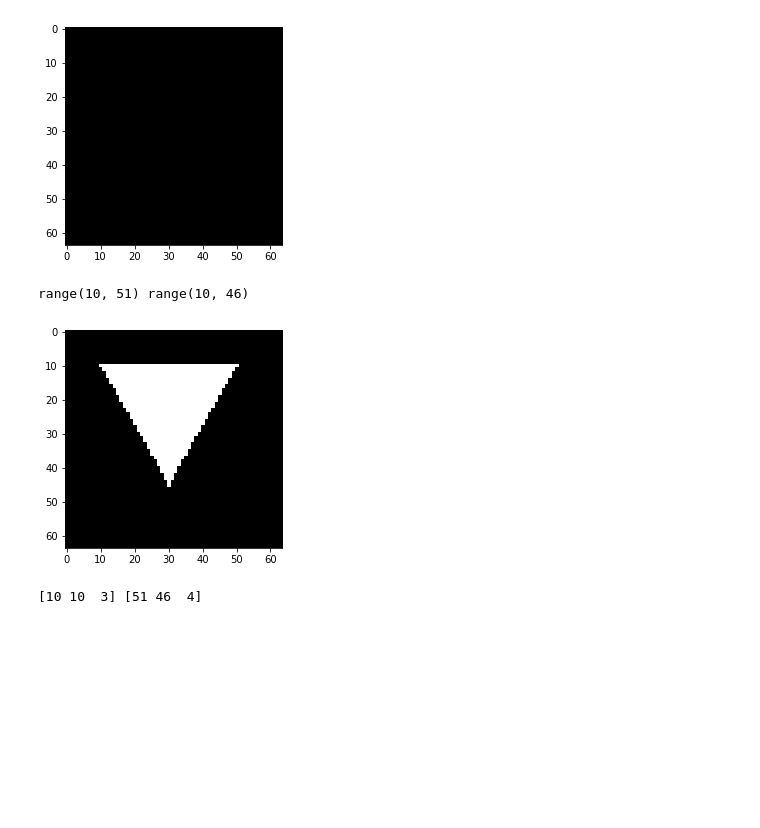
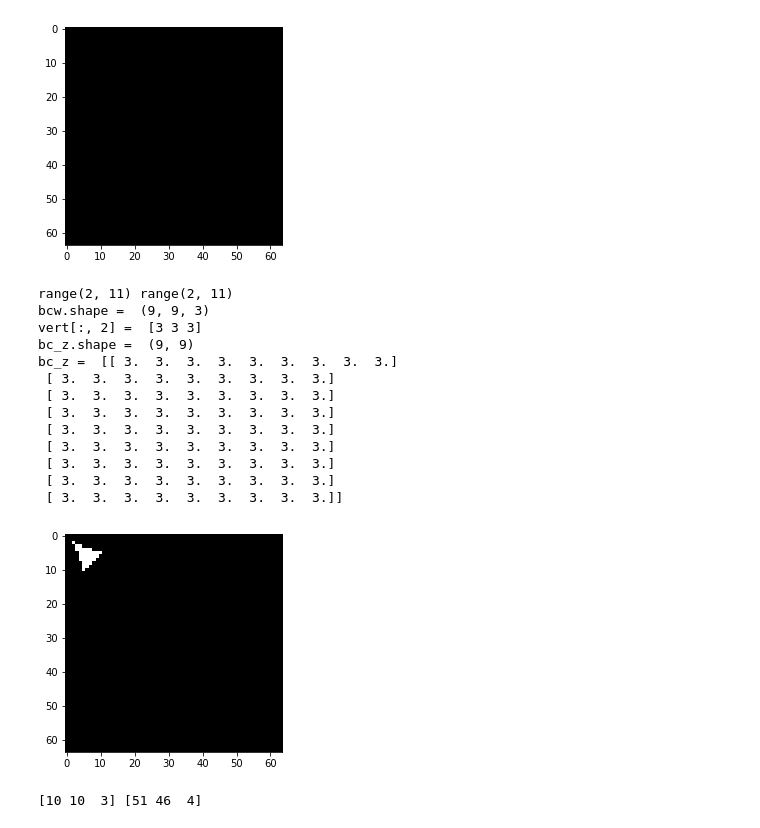
Before and after one commit to NitishPuri/minigl, a Jupyter notebook: tensors.ipynb, the cells around one changed output. Drawn from its saved outputs; the diff is of its cells as text; code cells hidden in the pictures; blank space fills up the shorter version.

```diff
--- a/tensors.ipynb
+++ b/tensors.ipynb
@@ -549,11 +553,9 @@ def triangle_2(vert, image, color):
     T = (vert[:-1, :2] - vert[-1, :2]).T
     T_inv = np.linalg.inv(T)
 
-    # image[int(bbmin[0]):int(bbmax[0]+0.5) + 1, int(bbmin[1]): int(bbmax[1]+0.5) + 1] = \
-    #     color
     bbmin = np.array(bbmin, dtype=np.uint64)
     bbmax = np.array(bbmax + 0.5, dtype=np.uint64) + 1
-#     print(bbmin, bbmax)
+
     x1 = range(bbmin[0], bbmax[0])
     y1 = range(bbmin[1], bbmax[1])
     print(x1, y1)
@@ -567,22 +569,24 @@ def triangle_2(vert, image, color):
     bcd = np.array(uv - vert[-1, :2], dtype=np.float32)
 #     print(bcd)
     bc = np.tensordot(T_inv, bcd, axes=(1, 2)).transpose(1, 2, 0)
-#     print(bc.shape)
-#     print(bc)
-#     print(np.all(np.greater_equal(bc[:, :], 0), axis=-1))
-#     print(np.less_equal(bc.sum(axis=-1), 1))
-#     print("bc.shape=",bc.shape)
+
     t = np.logical_and(np.all(np.greater_equal(bc[:, :], 0), axis=-1), np.less_equal(bc.sum(axis=-1), 1))
-#     print("t.shape=",t.shape)
-#     plt.imshow(t)
+    t = t.transpose(1, 0)
 
-#     bcw = np.zeros((bc.shape[0], bc.shape[1], 3))
-#     bcw[:, :, :2] = bc
-#     bcw[:, :, 2] = 1 - bc.sum(axis=-1)
+    bcw = np.zeros((bc.shape[0], bc.shape[1], 3))
+    bcw[:, :, :2] = bc
+    bcw[:, :, 2] = 1 - bc.sum(axis=-1)
 
-#     bcw = bcw.transpose(1, 0, 2)
+    bcw = bcw.transpose(1, 0, 2)
+    print("bcw.shape = ", bcw.shape)
+    print("vert[:, 2] = ", vert[:, 2])
 
-    t = t.transpose(1, 0)
+    bc_z = np.tensordot(vert[:, 2], bcw, axes=(0, 2))
+
+    print("bc_z.shape = ", bc_z.shape)
+    print("bc_z = ", bc_z)
+
+
 #     print(t.shape)
 
     bb = image[bbmin[0]:bbmax[0], bbmin[1]: bbmax[1]]
@@ -597,21 +605,33 @@ showImage(image)
 # %% [output]
 [figure]
 # %%
-a = [10, 10, 3]
-b = [50, 10, 3]
-c = [30, 45, 3]
-# a = [2, 2, 3]
-# b = [10, 5, 3]
-# c = [5, 10, 3]
+# a = [10, 10, 3]
+# b = [50, 10, 3]
+# c = [30, 45, 3]
+a = [2, 2, 3]
+b = [10, 5, 3]
+c = [5, 10, 3]
 v = np.array([a, b, c])
 for vi in v:
     image[int(vi[0]), int(vi[1])] = utils.GREEN
 triangle_2(v, image, utils.WHITE)
 # triangle_line_sweep(v, image, utils.RED)
 showImage(image)
 # %% [output]
-range(10, 51) range(10, 46)
+range(2, 11) range(2, 11)
+bcw.shape =  (9, 9, 3)
+vert[:, 2] =  [3 3 3]
+bc_z.shape =  (9, 9)
+bc_z =  [[ 3.  3.  3.  3.  3.  3.  3.  3.  3.]
+ [ 3.  3.  3.  3.  3.  3.  3.  3.  3.]
+ [ 3.  3.  3.  3.  3.  3.  3.  3.  3.]
+ [ 3.  3.  3.  3.  3.  3.  3.  3.  3.]
+ [ 3.  3.  3.  3.  3.  3.  3.  3.  3.]
+ [ 3.  3.  3.  3.  3.  3.  3.  3.  3.]
+ [ 3.  3.  3.  3.  3.  3.  3.  3.  3.]
+ [ 3.  3.  3.  3.  3.  3.  3.  3.  3.]
+ [ 3.  3.  3.  3.  3.  3.  3.  3.  3.]]
-[figure, old version]
+[figure, new version]
 # %%
 a = [10, 10, 3]
 b = [50, 10, 3]
```
Also changed, not shown: parts of 4 cells of this notebook, 3 other files.
